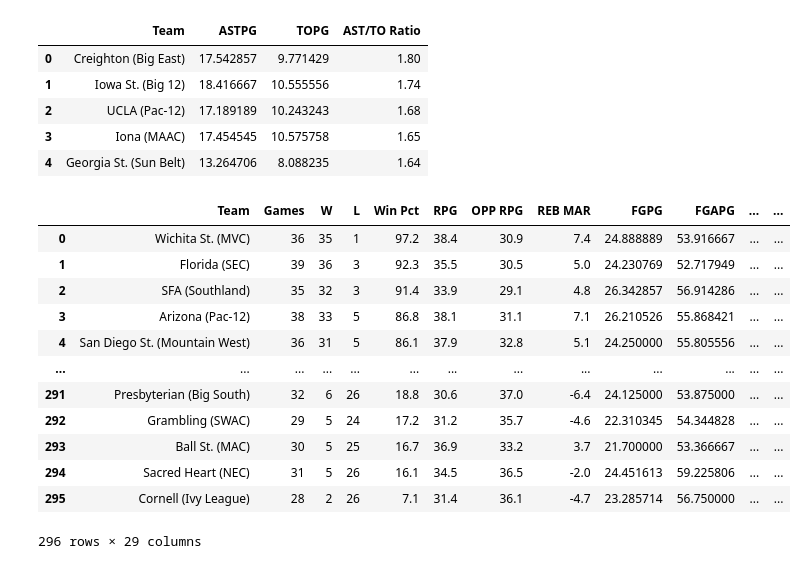
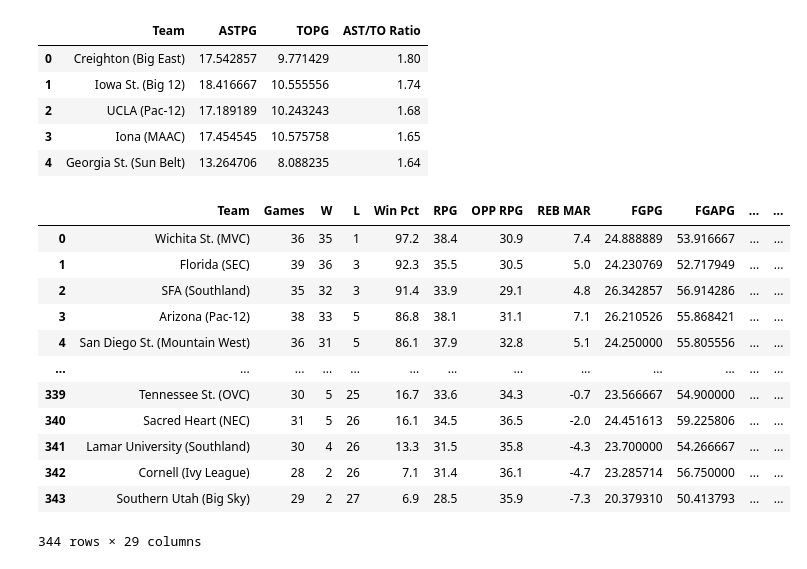
Before and after one commit to SKnight302/Basketball-Stats, a Jupyter notebook: NCAA 2013-14 Notebook 1.ipynb, the cells around one changed output. Drawn from its saved outputs; the diff is of its cells as text; code cells hidden in the pictures.

```diff
--- a/NCAA 2013-14 Notebook 1.ipynb
+++ b/NCAA 2013-14 Notebook 1.ipynb
@@ -149,22 +149,22 @@ df8_new.head()
 | 3 | Iona (MAAC) | 17.454545 | 10.575758 | 1.65 |
 | 4 | Georgia St. (Sun Belt) | 13.264706 | 8.088235 | 1.64 |
 # %%
-merged_stats = df_new.merge(df1_new.merge(df2_new.merge(df3_new.merge(df4_new.merge(df5_new.merge(df6_new.merge(df7_new.merge(df8_new))))))))
+merged_stats = df_new.merge(df1_new.merge(df2_new.merge(df3_new.merge(df8_new.merge(df5_new.merge(df6_new.merge(df7_new.merge(df4_new,how='outer'))))))))
 merged_stats
 # %% [output]
 |  | Team | Games | W | L | Win Pct | RPG | OPP RPG | REB MAR | FGPG | FGAPG | ... | ... |
 | 0 | Wichita St. (MVC) | 36 | 35 | 1 | 97.2 | 38.4 | 30.9 | 7.4 | 24.888889 | 53.916667 | ... | ... |
 | 1 | Florida (SEC) | 39 | 36 | 3 | 92.3 | 35.5 | 30.5 | 5.0 | 24.230769 | 52.717949 | ... | ... |
 | 2 | SFA (Southland) | 35 | 32 | 3 | 91.4 | 33.9 | 29.1 | 4.8 | 26.342857 | 56.914286 | ... | ... |
 | 3 | Arizona (Pac-12) | 38 | 33 | 5 | 86.8 | 38.1 | 31.1 | 7.1 | 26.210526 | 55.868421 | ... | ... |
 | 4 | San Diego St. (Mountain West) | 36 | 31 | 5 | 86.1 | 37.9 | 32.8 | 5.1 | 24.250000 | 55.805556 | ... | ... |
 | ... | ... | ... | ... | ... | ... | ... | ... | ... | ... | ... | ... | ... |
-| 291 | Presbyterian (Big South) | 32 | 6 | 26 | 18.8 | 30.6 | 37.0 | -6.4 | 24.125000 | 53.875000 | ... | ... |
-| 292 | Grambling (SWAC) | 29 | 5 | 24 | 17.2 | 31.2 | 35.7 | -4.6 | 22.310345 | 54.344828 | ... | ... |
-| 293 | Ball St. (MAC) | 30 | 5 | 25 | 16.7 | 36.9 | 33.2 | 3.7 | 21.700000 | 53.366667 | ... | ... |
-| 294 | Sacred Heart (NEC) | 31 | 5 | 26 | 16.1 | 34.5 | 36.5 | -2.0 | 24.451613 | 59.225806 | ... | ... |
-| 295 | Cornell (Ivy League) | 28 | 2 | 26 | 7.1 | 31.4 | 36.1 | -4.7 | 23.285714 | 56.750000 | ... | ... |
+| 339 | Tennessee St. (OVC) | 30 | 5 | 25 | 16.7 | 33.6 | 34.3 | -0.7 | 23.566667 | 54.900000 | ... | ... |
+| 340 | Sacred Heart (NEC) | 31 | 5 | 26 | 16.1 | 34.5 | 36.5 | -2.0 | 24.451613 | 59.225806 | ... | ... |
+| 341 | Lamar University (Southland) | 30 | 4 | 26 | 13.3 | 31.5 | 35.8 | -4.3 | 23.700000 | 54.266667 | ... | ... |
+| 342 | Cornell (Ivy League) | 28 | 2 | 26 | 7.1 | 31.4 | 36.1 | -4.7 | 23.285714 | 56.750000 | ... | ... |
+| 343 | Southern Utah (Big Sky) | 29 | 2 | 27 | 6.9 | 28.5 | 35.9 | -7.3 | 20.379310 | 50.413793 | ... | ... |
-296 rows × 29 columns
+344 rows × 29 columns
 # %%
 merged_stats.insert(0,"Year",2014)
 merged_stats.insert(2,"Power 5 School","False")
```
Also changed, not shown: parts of 4 cells of this notebook, 57 other files.
